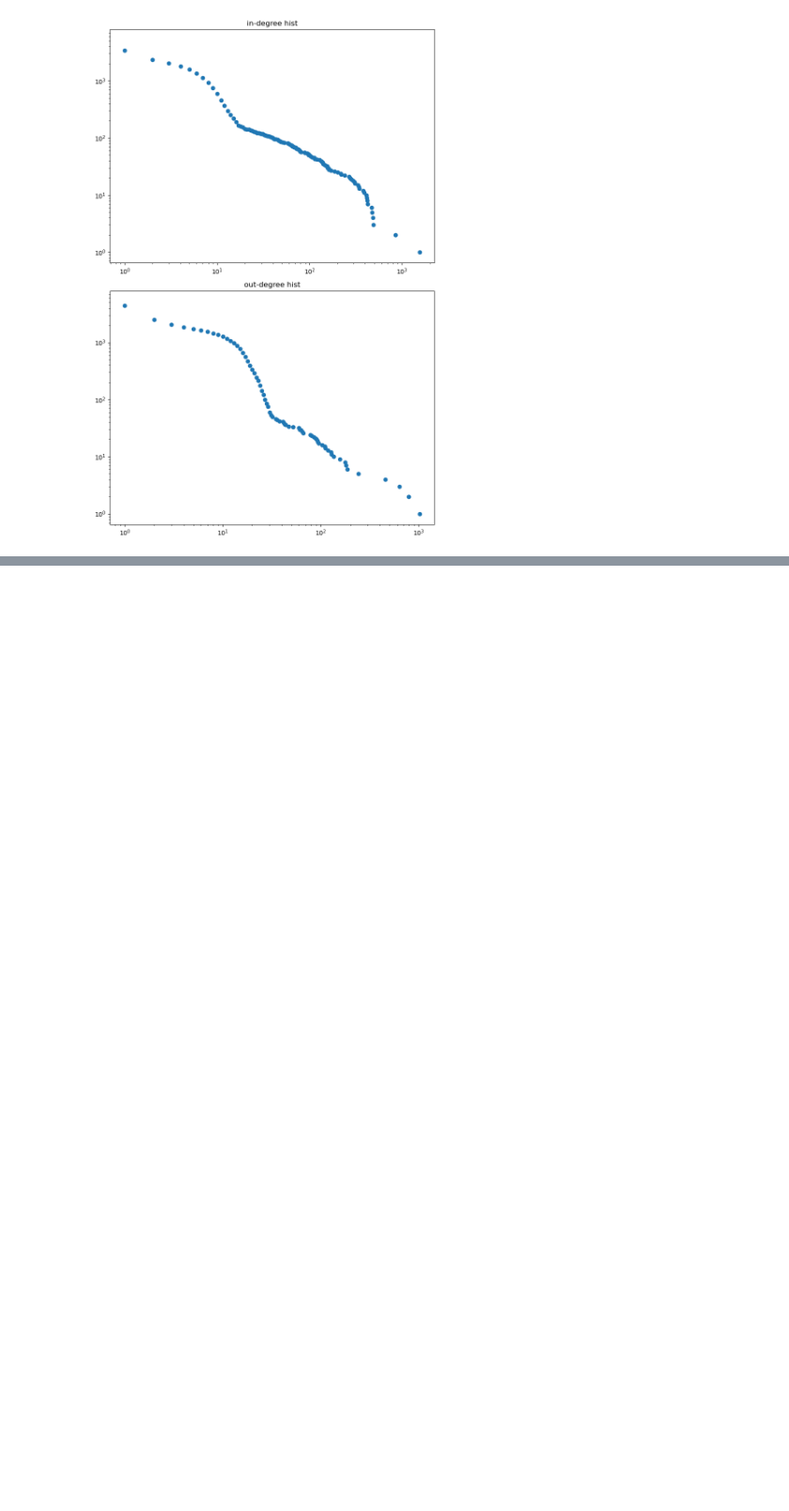
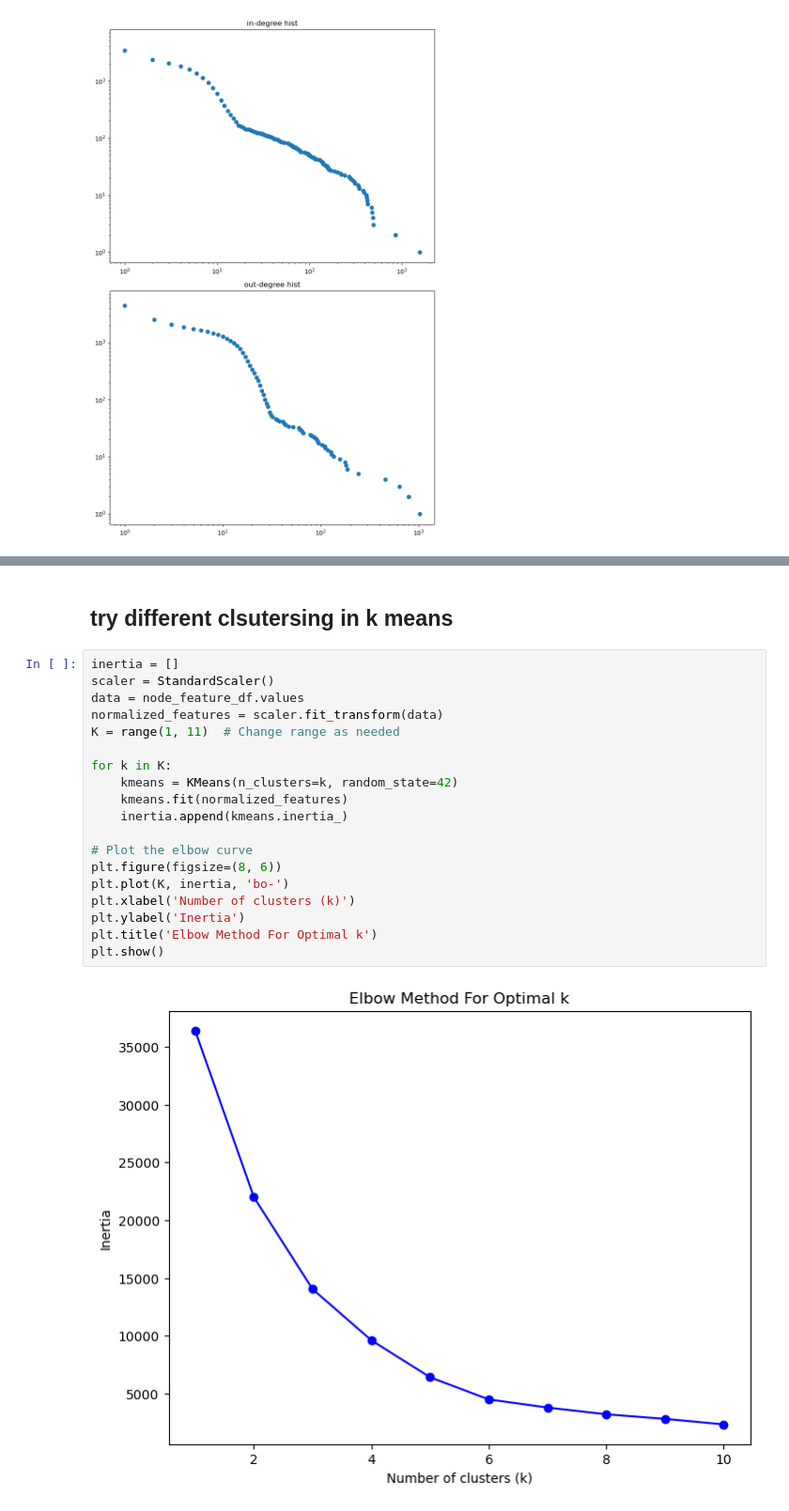
Before and after one commit to TheAllUnknown/BankTransactionNet, a Jupyter notebook: 5.3Ksample.ipynb, the cells around one changed output, grey strips where cells are left out. Shown: that part at 94% size. Drawn from its saved outputs; the diff is of its cells as text; blank space fills up the shorter version.

```diff
--- a/5.3Ksample.ipynb
+++ b/5.3Ksample.ipynb
@@ -37,0 +80,23 @@ AttributeError: module 'utils' has no attribute 'degree_vs_avgclustering'
+# %% [markdown]
+## try different clsutersing in k means
+# %%
+inertia = []
+scaler = StandardScaler()
+data = node_feature_df.values
+normalized_features = scaler.fit_transform(data)
+K = range(1, 11)  # Change range as needed
+
+for k in K:
+    kmeans = KMeans(n_clusters=k, random_state=42)
+    kmeans.fit(normalized_features)
+    inertia.append(kmeans.inertia_)
+
+# Plot the elbow curve
+plt.figure(figsize=(8, 6))
+plt.plot(K, inertia, 'bo-')
+plt.xlabel('Number of clusters (k)')
+plt.ylabel('Inertia')
+plt.title('Elbow Method For Optimal k')
+plt.show()
+# %% [output]
+[figure, added]
```
Also changed, not shown: parts of 8 cells of this notebook, 1 other file.
